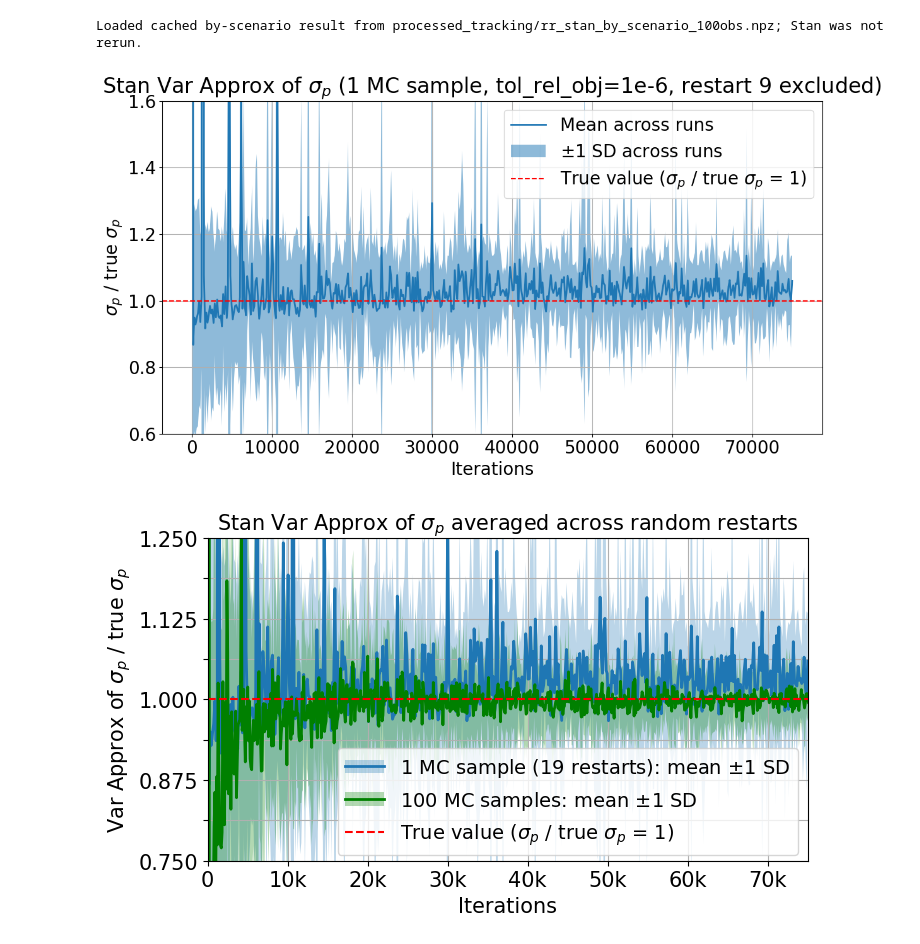
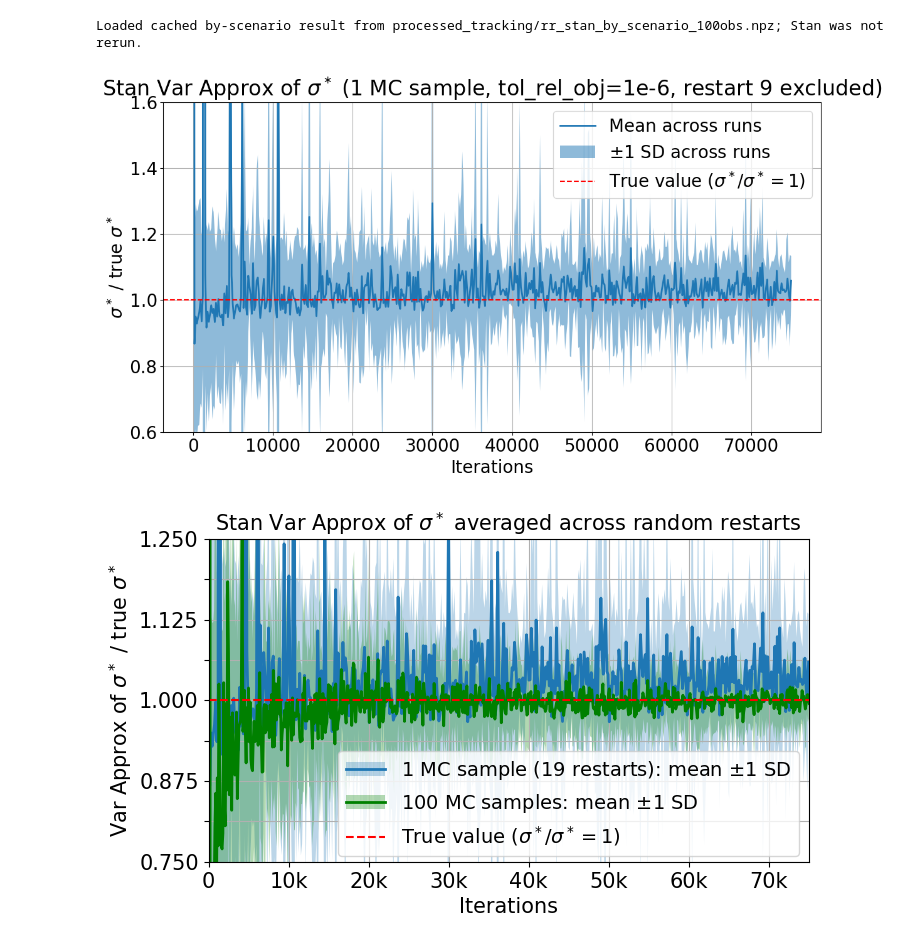
Before and after one commit to madelynandersen/simpleVI, a Jupyter notebook: single_MC/1dgaussian_knownvar/random_restarts/rr_stan_100obs.ipynb, the cells around one changed output. Cells and saved outputs as stored; diff of their text form; code cells hidden in the pictures.

```diff
--- a/single_MC/1dgaussian_knownvar/random_restarts/rr_stan_100obs.ipynb
+++ b/single_MC/1dgaussian_knownvar/random_restarts/rr_stan_100obs.ipynb
@@ -229,12 +229,12 @@ plt.rcParams.update({"font.size": 20})
 fig, ax = plt.subplots(figsize=(12, 7))
 plot_mean_band(
     ax, tol_default_iterations, tol_default_stds_kept / true_sigma_post, 1.0,
-    r"Stan Var Approx of $\sigma_p$ (1 MC sample, tol_rel_obj=1e-6, restart 9 excluded)",
-    r"$\sigma_p$ / true $\sigma_p$",
+    r"Stan Var Approx of $\sigma^*$ (1 MC sample, tol_rel_obj=1e-6, restart 9 excluded)",
+    r"$\sigma^*$ / true $\sigma^*$",
 )
 # plot_mean_band labels the reference line "Best value" and the x axis
 # "Iteration"; relabel them here
-ax.lines[-1].set_label(r"True value ($\sigma_p$ / true $\sigma_p$ = 1)")
+ax.lines[-1].set_label(r"True value ($\sigma^*/\sigma^*=1$)")
 ax.set_xlabel("Iterations")
 ax.legend()
 ax.set_ylim(0.6, 1.6)
@@ -285,38 +285,38 @@ def plot_default_vs_grad100(default_trajs, grad100_trajs, true_value, symbol, ou
                   [f"{true_value + o:{label_fmt}}" if i % 2 == 0 else None for i, o in enumerate(offsets)])
     ax.set_ylim(true_value - half_width, true_value + half_width)
     ax.tick_params(labelsize=FONT_SIZE)
     ax.set_xlim(0, x_max)
     ax.xaxis.set_major_formatter(lambda x, pos: "0" if x == 0 else f"{x / 1000:g}k")
     ax.set_title(rf"Stan Var Approx of ${symbol}$ averaged across random restarts", fontsize=FONT_SIZE)
     ax.set_xlabel("Iterations", fontsize=FONT_SIZE)
     ax.set_ylabel(ylabel or rf"Variational Approximation of ${symbol}$", fontsize=FONT_SIZE)
     ax.grid()
     # lower right, nudged 0.1 cm down from matplotlib's default placement there
     ax.legend(
         legend_handles, legend_labels, fontsize=FONT_SIZE - 1, loc="lower right", bbox_to_anchor=(1, 0),
         bbox_transform=ax.transAxes + ScaledTranslation(0, -0.1 / 2.54, fig.dpi_scale_trans),
     )
     # fixed axes box taken from the PyMC 3_1 sigma_p figure's tight_layout, so the
     # saved PNGs have identically sized and placed plot areas
     fig.subplots_adjust(left=0.1479, right=0.9479, bottom=0.1728, top=0.8904)
     plt.savefig(NOTEBOOK_DIR / out_name, dpi=300)
     plt.show()
 
 
 # both figures compare the two tol_rel_obj=1e-6 scenarios, each on its own
 # iteration grid (75k every 150 and 200k every 100), shown out to the shorter
 # 75k; sigma_p is divided by the true sigma_p, mu_p is left unscaled
 TOL_LABELS = dict(default_x=tol_default_iterations, grad100_x=tol_iterations, x_max=75_000,
                   default_label="1 MC sample (19 restarts)", grad100_label="100 MC samples")
-plot_default_vs_grad100(tol_default_stds_kept / true_sigma_post, tol_stds / true_sigma_post, 1.0, r"\sigma_p",
+plot_default_vs_grad100(tol_default_stds_kept / true_sigma_post, tol_stds / true_sigma_post, 1.0, r"\sigma^*",
                         "stan_facct_2_100obs.png", half_width=0.25, label_fmt=".3f",
-                        ylabel=r"Var Approx of $\sigma_p$ / true $\sigma_p$",
-                        true_label=r"True value ($\sigma_p$ / true $\sigma_p$ = 1)", **TOL_LABELS)
+                        ylabel=r"Var Approx of $\sigma^*$ / true $\sigma^*$",
+                        true_label=r"True value ($\sigma^*/\sigma^*=1$)", **TOL_LABELS)
 plot_default_vs_grad100(tol_default_means_kept, tol_means, true_mu_post, r"\mu_p", "stan_facct_mu_100obs.png",
                         half_width=0.25, label_fmt=".2f", **TOL_LABELS)
 # %% [output]
-[figure, old version]
+[figure, new version]
-[figure, old version]
+[figure, new version]
 [figure]
 # %%
 # each tol_1e-6_default_rest (1 MC sample, tol_rel_obj=1e-6) restart's
```
Also changed, not shown: parts of 2 cells of this notebook, 3 other files.
